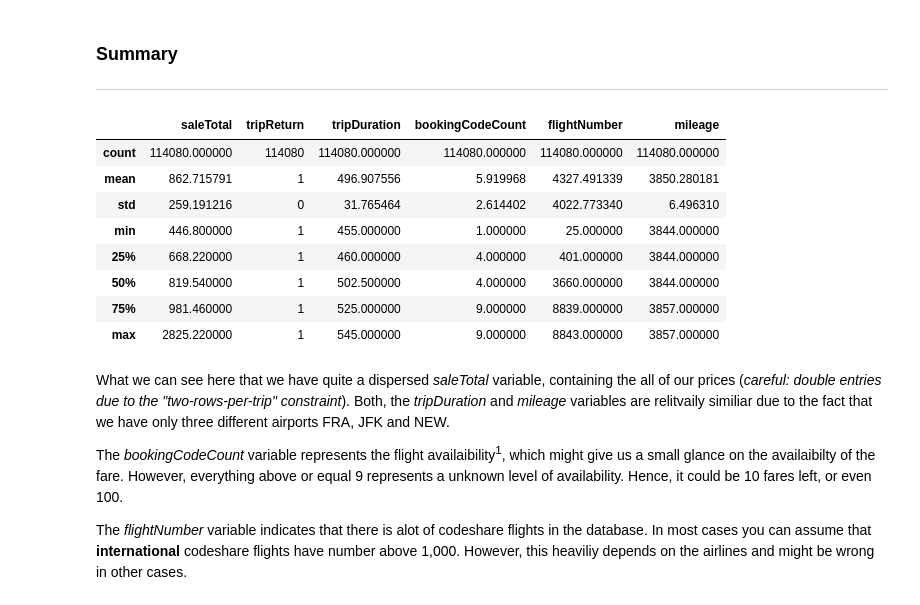
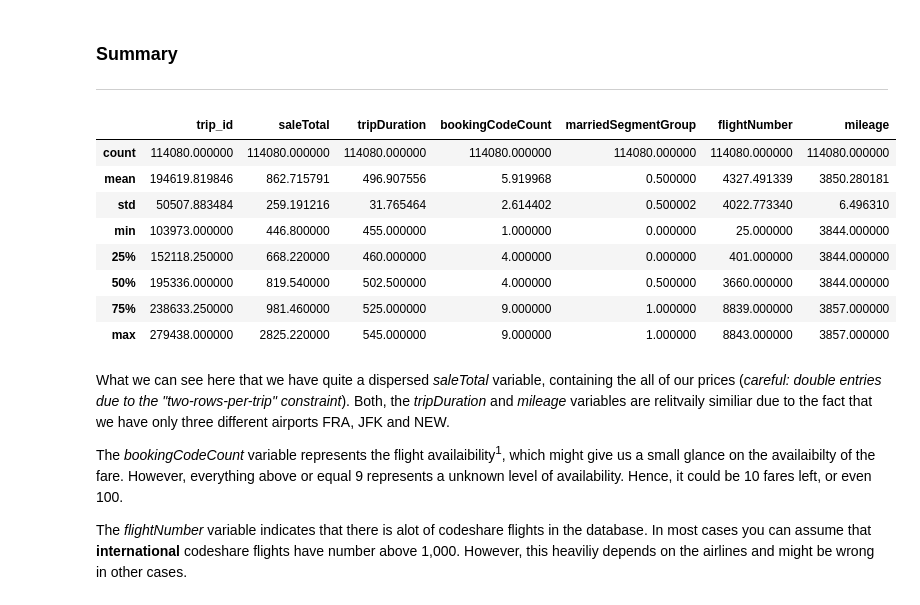
Before and after one commit to JulianMBr/Analysis-airfare-route.FRA-NYC, a Jupyter notebook: # Analysis of airfare data between Frankfurt-New York.ipynb, the cells around one changed output. Cells and saved outputs as stored; diff of their text form; code cells hidden in the pictures.

```diff
--- a/# Analysis of airfare data between Frankfurt-New York.ipynb
+++ b/# Analysis of airfare data between Frankfurt-New York.ipynb
@@ -102,13 +102,15 @@ np.random.seed(555)
 path = r'/home/ubuntu/notebooks/AirFare/Data/tripRequest.csv'
 
 # set dataFrame
-dataFrame = pd.read_csv(path,
+airfare = pd.read_csv(path,
                         sep=';',
                         usecols=['trip_id', 'tripStartDeparture', 'tripDestinationDeparture', 'origin', 'destination',
                                  'flightCarrier', 'flightNumber', 'cabin', 'saleTotal', 'mileage', 'meal',
                                  'tripDuration', 'saleTotal', 'operatingDisclosure',
-                                 'tripReturn', 'bookingCode', 'bookingCodeCount'],
-                        parse_dates=['tripStartDeparture','tripDestinationDeparture']
-                       )
-dataFrame.head()
+                                 'marriedSegmentGroup', 'bookingCode', 'bookingCodeCount'])
+airfare['tripStartDeparture'] = pd.to_datetime(airfare['tripStartDeparture'], format='%Y-%m-%d %H:%M:%S')
+airfare['tripDestinationDeparture'] = pd.to_datetime(airfare['tripDestinationDeparture'], format='%Y-%m-%d %H:%M:%S')
+
+# first rows
+airfare.head()
 # %% [output]
@@ -123,17 +147,17 @@ dataFrame.head()
 ------
 # %%
 # Let's see what basic information we can get out of the data.
-dataFrame.describe()
+airfare.describe()
 # %% [output]
-|  | saleTotal | tripReturn | tripDuration | bookingCodeCount | flightNumber | mileage |
-| count | 114080.000000 | 114080 | 114080.000000 | 114080.000000 | 114080.000000 | 114080.000000 |
-| mean | 862.715791 | 1 | 496.907556 | 5.919968 | 4327.491339 | 3850.280181 |
-| std | 259.191216 | 0 | 31.765464 | 2.614402 | 4022.773340 | 6.496310 |
-| min | 446.800000 | 1 | 455.000000 | 1.000000 | 25.000000 | 3844.000000 |
-| 25% | 668.220000 | 1 | 460.000000 | 4.000000 | 401.000000 | 3844.000000 |
-| 50% | 819.540000 | 1 | 502.500000 | 4.000000 | 3660.000000 | 3844.000000 |
-| 75% | 981.460000 | 1 | 525.000000 | 9.000000 | 8839.000000 | 3857.000000 |
-| max | 2825.220000 | 1 | 545.000000 | 9.000000 | 8843.000000 | 3857.000000 |
+|  | trip_id | saleTotal | tripDuration | bookingCodeCount | marriedSegmentGroup | flightNumber | mileage |
+| count | 114080.000000 | 114080.000000 | 114080.000000 | 114080.000000 | 114080.000000 | 114080.000000 | 114080.000000 |
+| mean | 194619.819846 | 862.715791 | 496.907556 | 5.919968 | 0.500000 | 4327.491339 | 3850.280181 |
+| std | 50507.883484 | 259.191216 | 31.765464 | 2.614402 | 0.500002 | 4022.773340 | 6.496310 |
+| min | 103973.000000 | 446.800000 | 455.000000 | 1.000000 | 0.000000 | 25.000000 | 3844.000000 |
+| 25% | 152118.250000 | 668.220000 | 460.000000 | 4.000000 | 0.000000 | 401.000000 | 3844.000000 |
+| 50% | 195336.000000 | 819.540000 | 502.500000 | 4.000000 | 0.500000 | 3660.000000 | 3844.000000 |
+| 75% | 238633.250000 | 981.460000 | 525.000000 | 9.000000 | 1.000000 | 8839.000000 | 3857.000000 |
+| max | 279438.000000 | 2825.220000 | 545.000000 | 9.000000 | 1.000000 | 8843.000000 | 3857.000000 |
 # %% [markdown]
 What we can see here that we have quite a dispersed _saleTotal_ variable, containing the all of our prices (<em>careful: double entries due to the "two-rows-per-trip" constraint</em>). Both, the _tripDuration_ and _mileage_ variables are relitvaily similiar due to the fact that we have only three different airports FRA, JFK and NEW.
 
```
Also changed, not shown: parts of 9 cells of this notebook.
